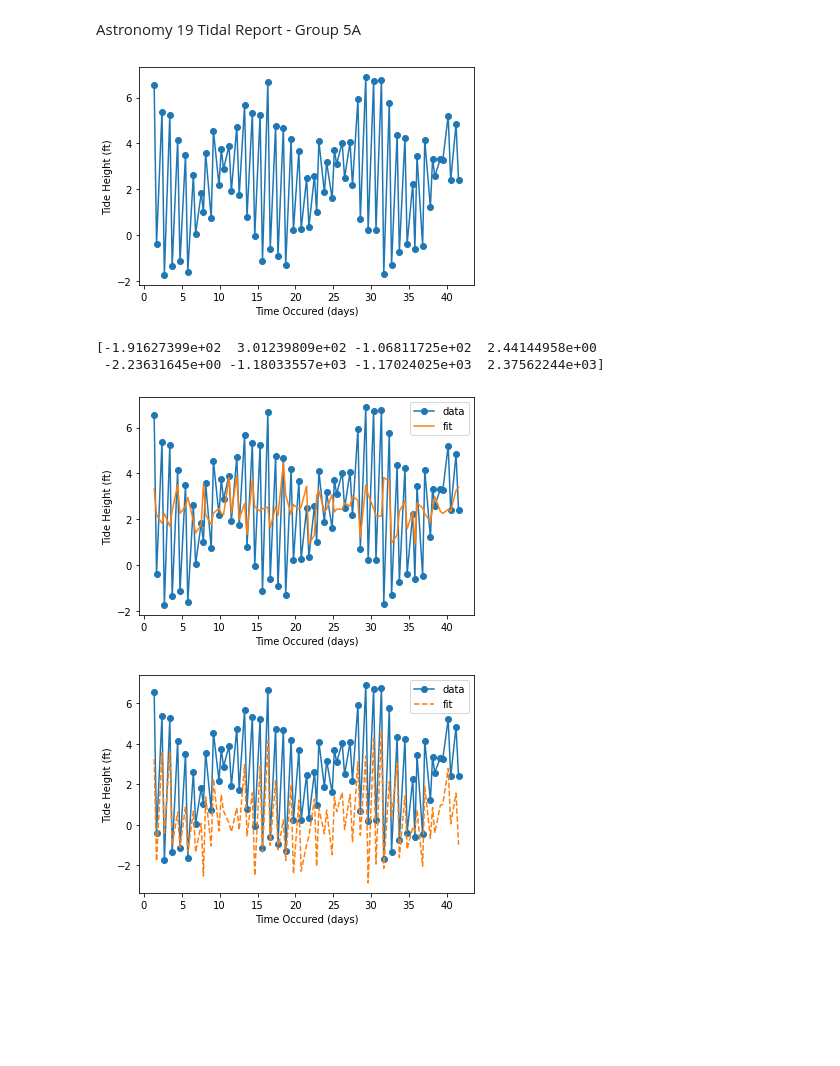
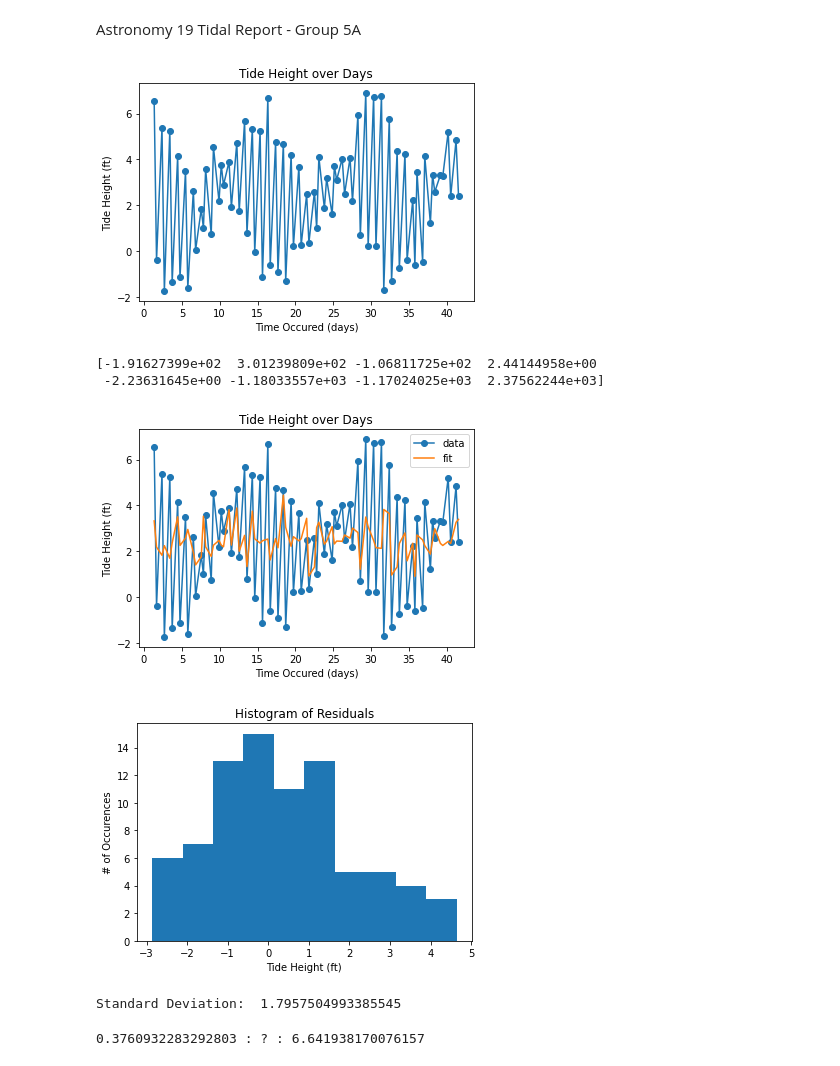
Before and after one commit to Anj-Pra/GroupA5_Astr19, a Jupyter notebook: Group5A_TidalProject.ipynb, the cells around one changed output. Cells and saved outputs as stored; diff of their text form; code cells hidden in the pictures; blank space fills up the shorter version.

Commit message:
Added Tsunami Math and Histogram Graph

```diff
--- a/Group5A_TidalProject.ipynb
+++ b/Group5A_TidalProject.ipynb
@@ -38,11 +38,12 @@ arr_tide = np.array(arr_tide)
 # %%
 # 1. Define an oscillatory function.
 plt.plot(arr_mins, arr_tide, 'o-')
 plt.xlabel("Time Occured (days)")
 plt.ylabel("Tide Height (ft)")
+plt.title("Tide Height over Days")
 plt.show()
 # %% [output]
-[figure, old version]
+[figure, new version]
 # %%
 # 2. Fit the function to the data.
 
@@ -64,22 +65,33 @@ plt.plot(arr_mins, y_line, '-', label='fit')
 plt.legend()
 plt.xlabel("Time Occured (days)")
 plt.ylabel("Tide Height (ft)")
+plt.title("Tide Height over Days")
 plt.show()
 # %% [output]
 [-1.91627399e+02  3.01239809e+02 -1.06811725e+02  2.44144958e+00
  -2.23631645e+00 -1.18033557e+03 -1.17024025e+03  2.37562244e+03]
-[figure, old version]
+[figure, new version]
 # %%
 # 3. Subtract off the best fit.
 # create a line plot for the mapping function
-plt.plot(arr_mins, arr_tide, 'o-', label='data')
-plt.plot(arr_mins, abs(arr_tide) - abs(y_line), '--', label='residual')
-plt.legend()
-plt.xlabel("Time Occured (days)")
-plt.ylabel("Tide Height (ft)")
+# plt.plot(arr_mins, arr_tide, 'o-', label='data')
+# plt.plot(arr_mins, abs(arr_tide) - abs(y_line), '--', label='residual')
+residual = abs(arr_tide) - abs(y_line)
+plt.hist(residual, bins=10)
+plt.xlabel("Tide Height (ft)")
+plt.ylabel("# of Occurences")
+plt.title("Histogram of Residuals")
 plt.show()
+std_div = np.std(residual)
+print("Standard Deviation: ", std_div)
 # %% [output]
-[figure, old version]
+[figure, new version]
+Standard Deviation:  1.7957504993385545
 # %%
 # 4. Deviation caused by tsunami.
-...
+mean = np.mean(residual)
+tsunami = max(residual)+2
+deviations = (tsunami-mean)/
+print("Tsunami is ", deviations," deviations away")
+# %% [output]
+0.3760932283292803 : ? : 6.641938170076157
```
